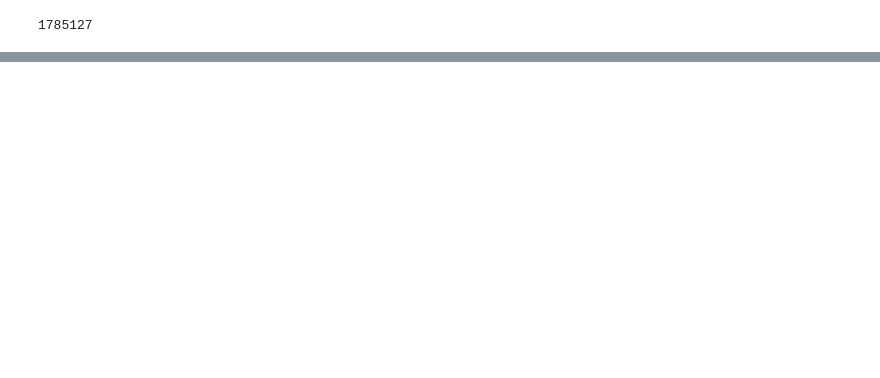
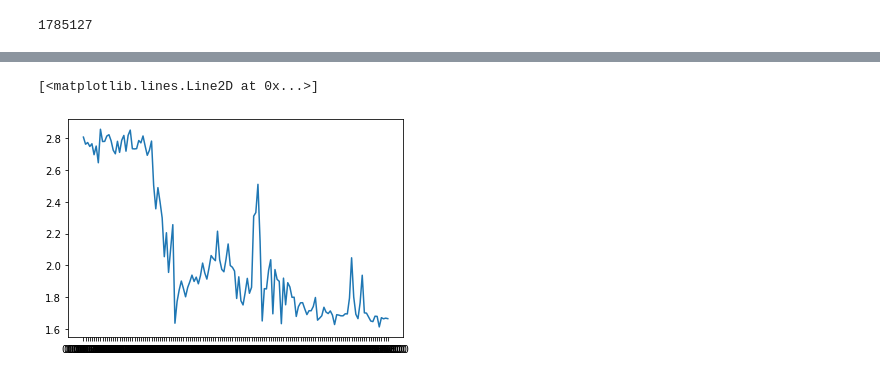
Before and after one commit to NathanLaird/NetworkTrafficAnalysis, a Jupyter notebook: Day1_Active_User_Flows_Intro.ipynb, the cells around one changed output, grey strips where cells are left out. Saved outputs shown, nothing was run; the diff lists cells and outputs as text; code cells hidden in the pictures; blank space fills up the shorter version.

```diff
--- a/Day1_Active_User_Flows_Intro.ipynb
+++ b/Day1_Active_User_Flows_Intro.ipynb
@@ -141,0 +210,5 @@ active_flow_df.agg(countDistinct("dst_comp")).collect()
+# %%
+plt.plot(flow_time_series_df['time'],flow_time_series_df['download_bytes']/flow_time_series_df['upload_bytes'])
+# %% [output]
+[<matplotlib.lines.Line2D at 0x...>]
+[figure, added]
```
Also changed, not shown: parts of 37 cells of this notebook.
